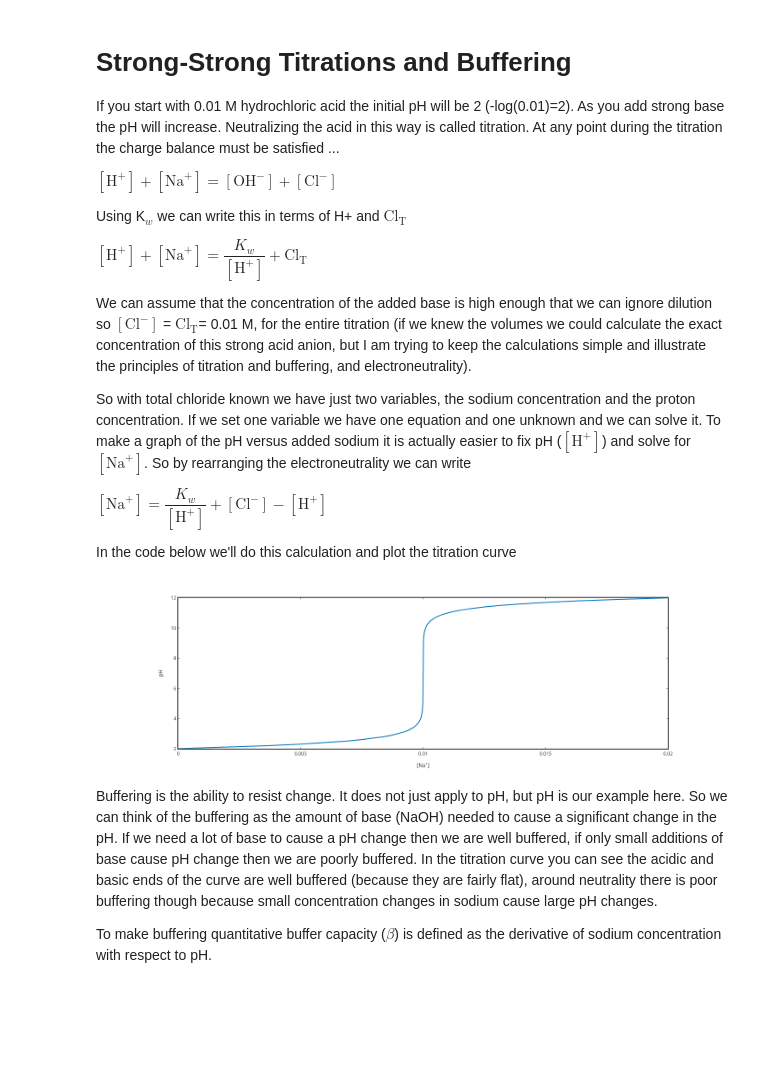
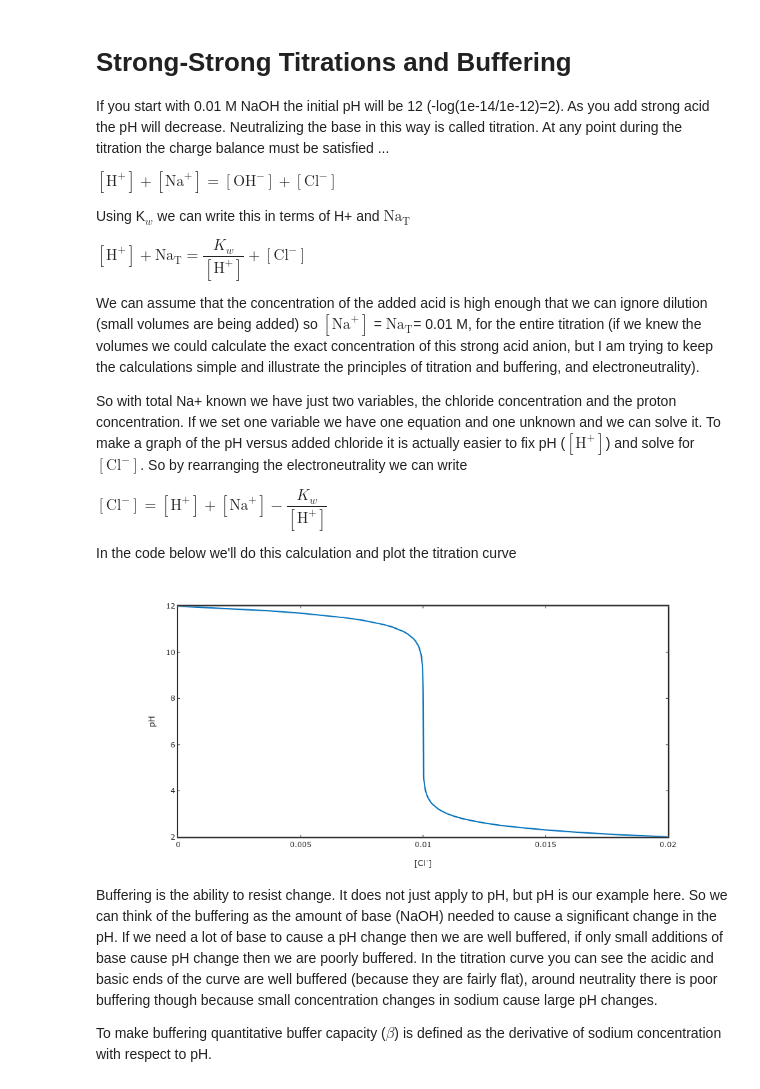
Before and after one commit to skotssd/DSS-JXOctave, a Jupyter notebook: content/CH261/StrongTitration_andBuffering.ipynb, the cells around one changed output. Cells and saved outputs as stored; diff of their text form; code cells hidden in the pictures; blank space fills up the shorter version.

```diff
--- a/content/CH261/StrongTitration_andBuffering.ipynb
+++ b/content/CH261/StrongTitration_andBuffering.ipynb
@@ -8,30 +8,30 @@ format short e
 # %% [markdown]
 # Strong-Strong Titrations and Buffering
 
-If you start with 0.01 M hydrochloric acid the initial pH will be 2 (-log(0.01)=2).  As you add strong base the pH will increase.  Neutralizing the acid in this way is called titration.  At any point during the titration the charge balance must be satisfied ...
+If you start with 0.01 M NaOH the initial pH will be 12 (-log(1e-14/1e-12)=2).  As you add strong acid the pH will decrease.  Neutralizing the base in this way is called titration.  At any point during the titration the charge balance must be satisfied ...
 
 $[\mathrm{H}^+]+[\mathrm{Na}^+]=[\mathrm{OH}^-]+[\mathrm{Cl}^-]$
 
-Using K$_w$ we can write this in terms of H+ and $\mathrm{Cl_T}$
+Using K$_w$ we can write this in terms of H+ and $\mathrm{Na_T}$
 
-$[\mathrm{H}^+]+[\mathrm{Na}^+]=\dfrac{K_w}{[\mathrm{H}^+]}+\mathrm{Cl_T}$
+$[\mathrm{H}^+]+\mathrm{Na_T}=\dfrac{K_w}{[\mathrm{H}^+]}+[\mathrm{Cl}^-]$
 
-We can assume that the concentration of the added base is high enough that we can ignore dilution so $[\mathrm{Cl}^-]$ = $\mathrm{Cl_T}$= 0.01 M, for the entire titration (if we knew the volumes we could calculate the exact concentration of this strong acid anion, but I am trying to keep the calculations simple and illustrate the principles of titration and buffering, and electroneutrality).
+We can assume that the concentration of the added acid is high enough that we can ignore dilution (small volumes are being added) so $[\mathrm{Na}^+]$ = $\mathrm{Na_T}$= 0.01 M, for the entire titration (if we knew the volumes we could calculate the exact concentration of this strong acid anion, but I am trying to keep the calculations simple and illustrate the principles of titration and buffering, and electroneutrality).
 
-So with total chloride known we have just two variables, the sodium concentration and the proton concentration.  If we set one variable we have one equation and one unknown and we can solve it.  To make a graph of the pH versus added sodium it is actually easier to fix pH ($[\mathrm{H}^+]$) and solve for $[\mathrm{Na}^+]$. So by rearranging the electroneutrality we can write
+So with total Na+ known we have just two variables, the chloride concentration and the proton concentration.  If we set one variable we have one equation and one unknown and we can solve it.  To make a graph of the pH versus added chloride it is actually easier to fix pH ($[\mathrm{H}^+]$) and solve for $[\mathrm{Cl}^-]$. So by rearranging the electroneutrality we can write
 
-$[\mathrm{Na}^+]=\dfrac{K_w}{[\mathrm{H}^+]}+[\mathrm{Cl}^-]-[\mathrm{H}^+]$
+$[\mathrm{Cl}^-]=[\mathrm{H}^+]+[\mathrm{Na}^+]-\dfrac{K_w}{[\mathrm{H}^+]}$
 
 In the code below we'll do this calculation and plot the titration curve
 # %%
 %plot -s 600,600 -f 'svg'
-Kw=1e-14; pH=2:0.1:12; H=10.^-pH; OH=Kw./H; ClT=0.01;
-Na=OH+ClT-H;
-plot(Na,pH,'linewidth',2); xlabel('[Na^+]'); ylabel('pH')
+Kw=1e-14; pH=12:-0.1:2; H=10.^-pH; OH=Kw./H; NaT=0.01;
+Cl=NaT+H-OH;
+plot(Cl,pH,'linewidth',2); xlabel('[Cl^-]'); ylabel('pH')
 set(gca,'fontsize',11,'linewidth',2)
-title('HCl titrated with NaOH')
+title('NaOH titrated with HCl')
 # %% [output]
-[figure, old version]
+[figure, new version]
 # %% [markdown]
 Buffering is the ability to resist change.  It does not just apply to pH, but pH is our example here.  So we can think of the buffering as the amount of base (NaOH) needed to cause a significant change in the pH.  If we need a lot of base to cause a pH change then we are well buffered, if only small additions of base cause pH change then we are poorly buffered.  In the titration curve you can see the acidic and basic ends of the curve are well buffered (because they are fairly flat), around neutrality there is poor buffering though because small concentration changes in sodium cause large pH changes.
 
```
Also changed, not shown: parts of 1 cell of this notebook, 1 other file.
